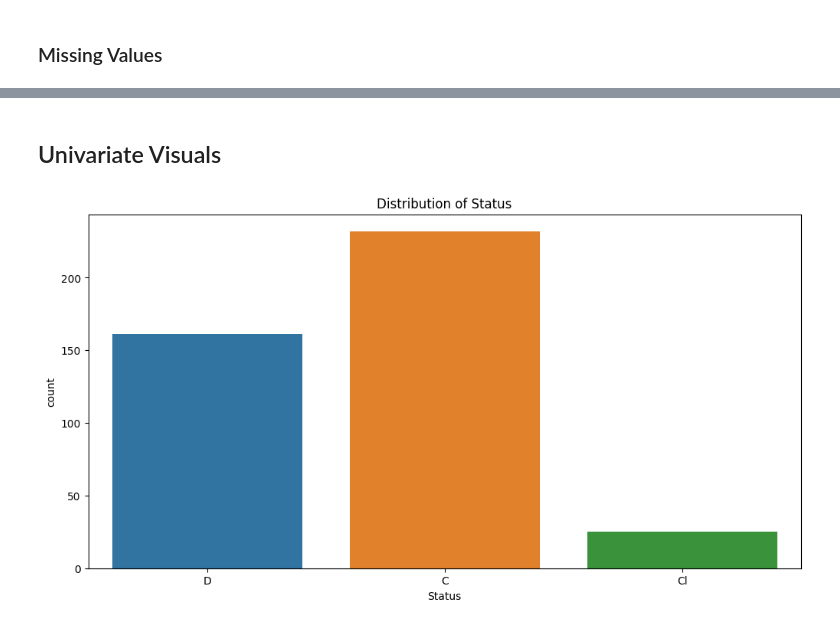
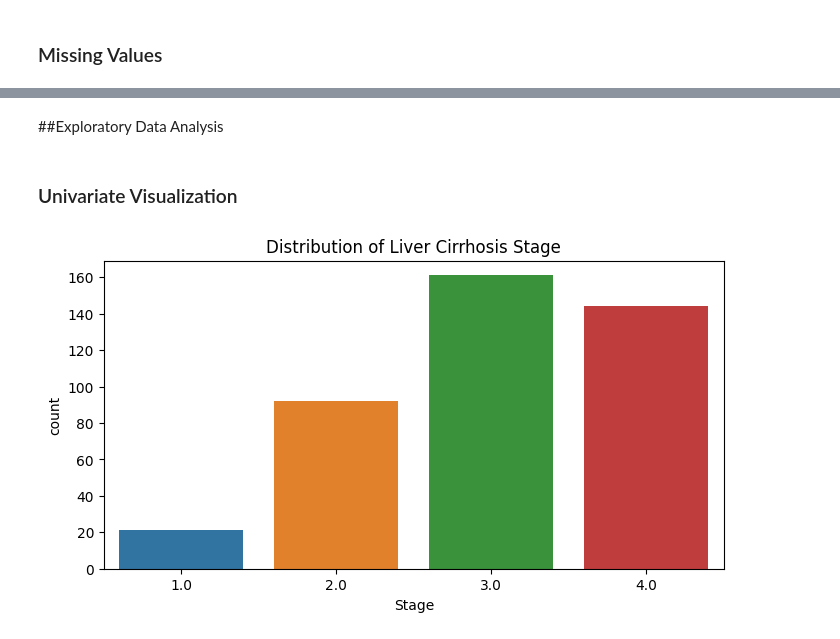
Before and after one commit to A-Kutscher/Liver-Cirrhosis-Dataset-Prediction-with-Modeling, a Jupyter notebook: Project_2_Cirrhosis_AK.ipynb, the cells around one changed output, grey strips where cells are left out. Cells and saved outputs as stored; diff of their text form; code cells hidden in the pictures.

```diff
--- a/Project_2_Cirrhosis_AK.ipynb
+++ b/Project_2_Cirrhosis_AK.ipynb
@@ -174,0 +233,5 @@ df_cleaned = df_cleaned.drop_duplicates()
+# %%
+# Convert the 'Age' column to years instead of days
+days_per_year = 365
+df['Age'] = (df['Age'].values/days_per_year).round()
+print(df['Age'].describe())
@@ -211,0 +275,6 @@ for col in cat_cols:
+# %%
+# Address numeric column nulls
+numeric_col_nulls = df.select_dtypes(include=('int64', 'float64')).columns
+for na in numeric_col_nulls:
+  df[na].fillna(df[na].median(), inplace=True)
+numeric_col_nulls.isna()
@@ -211,0 +297,7 @@ for col in cat_cols:
+# %%
+# Addressing object column nulls
+object_cols_nulls = df.select_dtypes(include='object').columns
+df['Drug'].fillna('No Drug', inplace=True)
+for na in object_cols_nulls:
+  df[na].fillna(df[na].mode().values[0], inplace=True)
+object_cols_nulls.isna()
@@ -211,0 +341,4 @@ for col in cat_cols:
+# %%
+# Display cleaned data
+df_cleaned = df
+df_cleaned.head()
@@ -212,12 +352,14 @@ for col in cat_cols:
+# %% [markdown]
+##Exploratory Data Analysis
 # %% [markdown]
-## Univariate Visuals
+### Univariate Visualization
 # %%
 # Univariate visuals for target and features
-plt.figure(figsize=(12, 6))
-sns.countplot(x="Status", data=df_cleaned)
-plt.title("Distribution of Status")
+plt.figure(figsize=(8, 4))
+sns.countplot(x="Stage", data=df_cleaned)
+plt.title("Distribution of Liver Cirrhosis Stage")
 plt.show()
 # %% [output]
-[figure, old version]
+[figure, new version]
 # %%
 for col in df_cleaned.columns:
```
Also changed, not shown: parts of 61 cells of this notebook.
